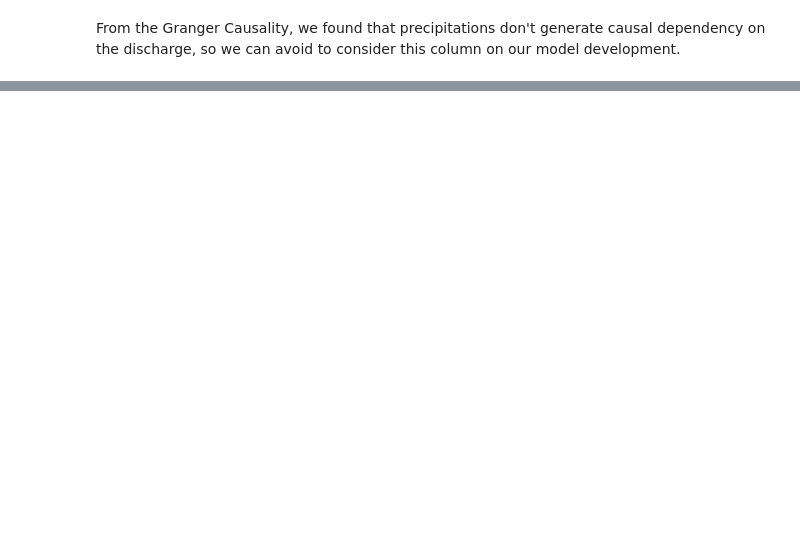
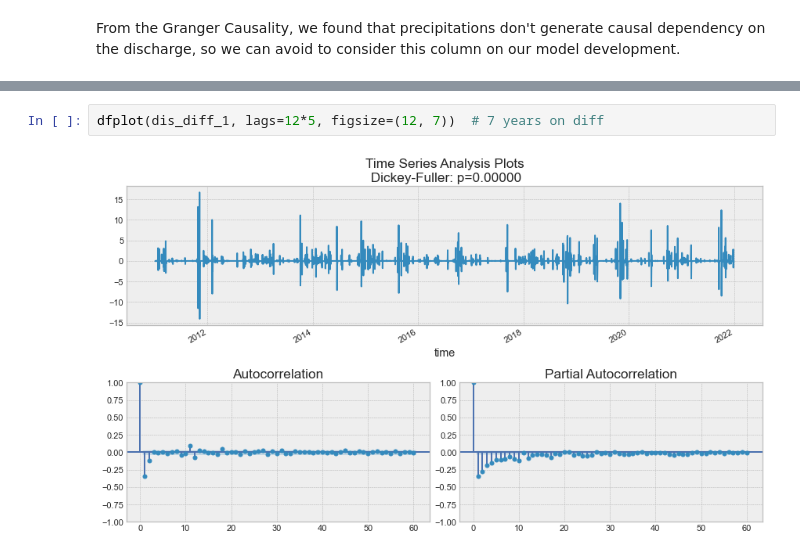
Before and after one commit to kode-git/copernicus, a Jupyter notebook: Data_Modelling_and_Evaluation.ipynb, the cells around one changed output, grey strips where cells are left out. Drawn from its saved outputs; the diff is of its cells as text; blank space fills up the shorter version.

```diff
--- a/Data_Modelling_and_Evaluation.ipynb
+++ b/Data_Modelling_and_Evaluation.ipynb
@@ -73,0 +181,4 @@ From the Granger Causality, we found that precipitations don't generate causal d
+# %%
+dfplot(dis_diff_1, lags=12*5, figsize=(12, 7))  # 7 years on diff
+# %% [output]
+[figure, added]
```
Also changed, not shown: parts of 32 cells of this notebook.
